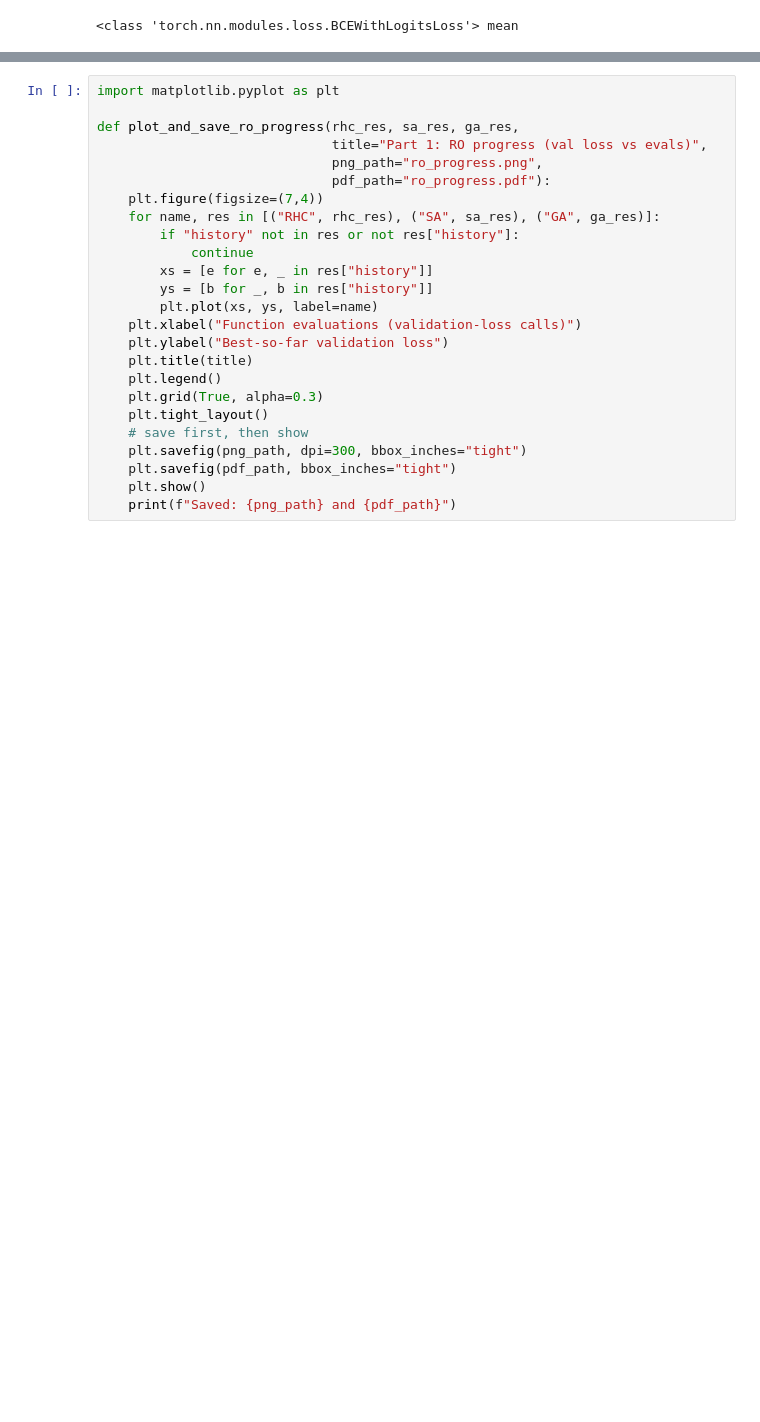
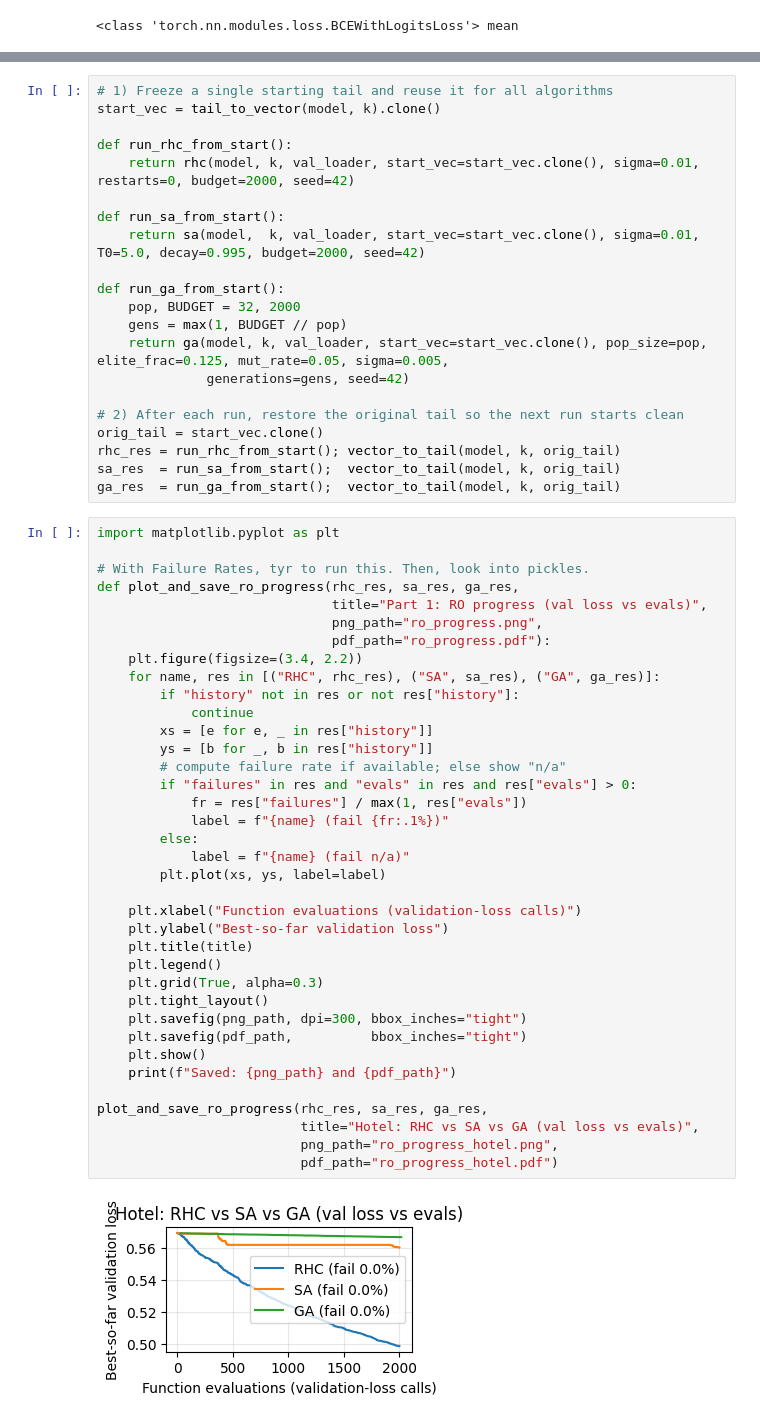
Before and after one commit to DavidGTeklea/BigIdeasFinal, a Jupyter notebook: OL_Hotel_Report.ipynb, the cells around one changed output, grey strips where cells are left out. Saved outputs shown, nothing was run; the diff lists cells and outputs as text; blank space fills up the shorter version.

```diff
--- a/OL_Hotel_Report.ipynb
+++ b/OL_Hotel_Report.ipynb
@@ -901,25 +1156,60 @@ SA best val loss: 0.58419941914709
+# %%
+# 1) Freeze a single starting tail and reuse it for all algorithms
+start_vec = tail_to_vector(model, k).clone()
+
+def run_rhc_from_start():
+    return rhc(model, k, val_loader, start_vec=start_vec.clone(), sigma=0.01, restarts=0, budget=2000, seed=42)
+
+def run_sa_from_start():
+    return sa(model,  k, val_loader, start_vec=start_vec.clone(), sigma=0.01, T0=5.0, decay=0.995, budget=2000, seed=42)
+
+def run_ga_from_start():
+    pop, BUDGET = 32, 2000
+    gens = max(1, BUDGET // pop)
+    return ga(model, k, val_loader, start_vec=start_vec.clone(), pop_size=pop, elite_frac=0.125, mut_rate=0.05, sigma=0.005,
+              generations=gens, seed=42)
+
+# 2) After each run, restore the original tail so the next run starts clean
+orig_tail = start_vec.clone()
+rhc_res = run_rhc_from_start(); vector_to_tail(model, k, orig_tail)
+sa_res  = run_sa_from_start();  vector_to_tail(model, k, orig_tail)
+ga_res  = run_ga_from_start();  vector_to_tail(model, k, orig_tail)
 # %%
 import matplotlib.pyplot as plt
 
+# With Failure Rates, tyr to run this. Then, look into pickles.
 def plot_and_save_ro_progress(rhc_res, sa_res, ga_res,
                               title="Part 1: RO progress (val loss vs evals)",
                               png_path="ro_progress.png",
                               pdf_path="ro_progress.pdf"):
-    plt.figure(figsize=(7,4))
+    plt.figure(figsize=(3.4, 2.2))
     for name, res in [("RHC", rhc_res), ("SA", sa_res), ("GA", ga_res)]:
         if "history" not in res or not res["history"]:
             continue
         xs = [e for e, _ in res["history"]]
         ys = [b for _, b in res["history"]]
-        plt.plot(xs, ys, label=name)
+        # compute failure rate if available; else show "n/a"
+        if "failures" in res and "evals" in res and res["evals"] > 0:
+            fr = res["failures"] / max(1, res["evals"])
+            label = f"{name} (fail {fr:.1%})"
+        else:
+            label = f"{name} (fail n/a)"
+        plt.plot(xs, ys, label=label)
+
     plt.xlabel("Function evaluations (validation-loss calls)")
     plt.ylabel("Best-so-far validation loss")
     plt.title(title)
     plt.legend()
     plt.grid(True, alpha=0.3)
     plt.tight_layout()
-    # save first, then show
     plt.savefig(png_path, dpi=300, bbox_inches="tight")
-    plt.savefig(pdf_path, bbox_inches="tight")
+    plt.savefig(pdf_path,          bbox_inches="tight")
     plt.show()
     print(f"Saved: {png_path} and {pdf_path}")
+
+plot_and_save_ro_progress(rhc_res, sa_res, ga_res,
+                          title="Hotel: RHC vs SA vs GA (val loss vs evals)",
+                          png_path="ro_progress_hotel.png",
+                          pdf_path="ro_progress_hotel.pdf")
+# %% [output]
+[figure, added]
```
Also changed, not shown: parts of 22 cells of this notebook.
